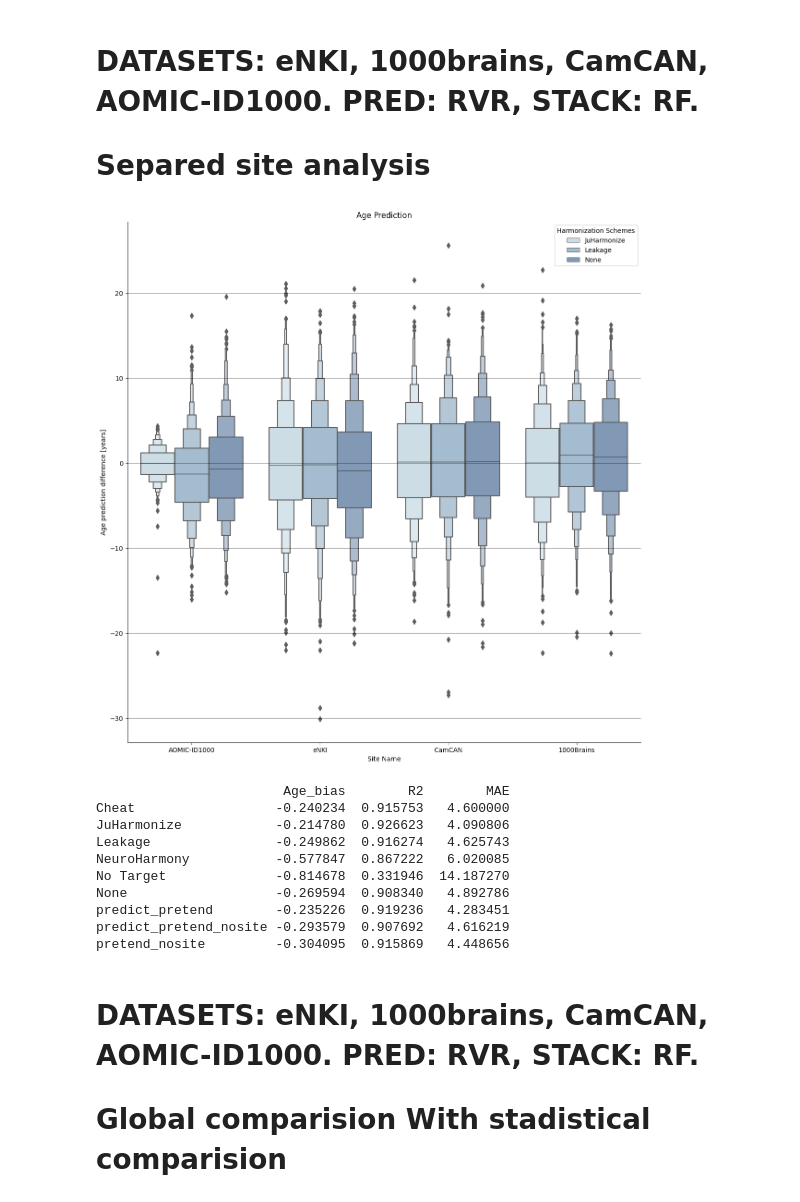
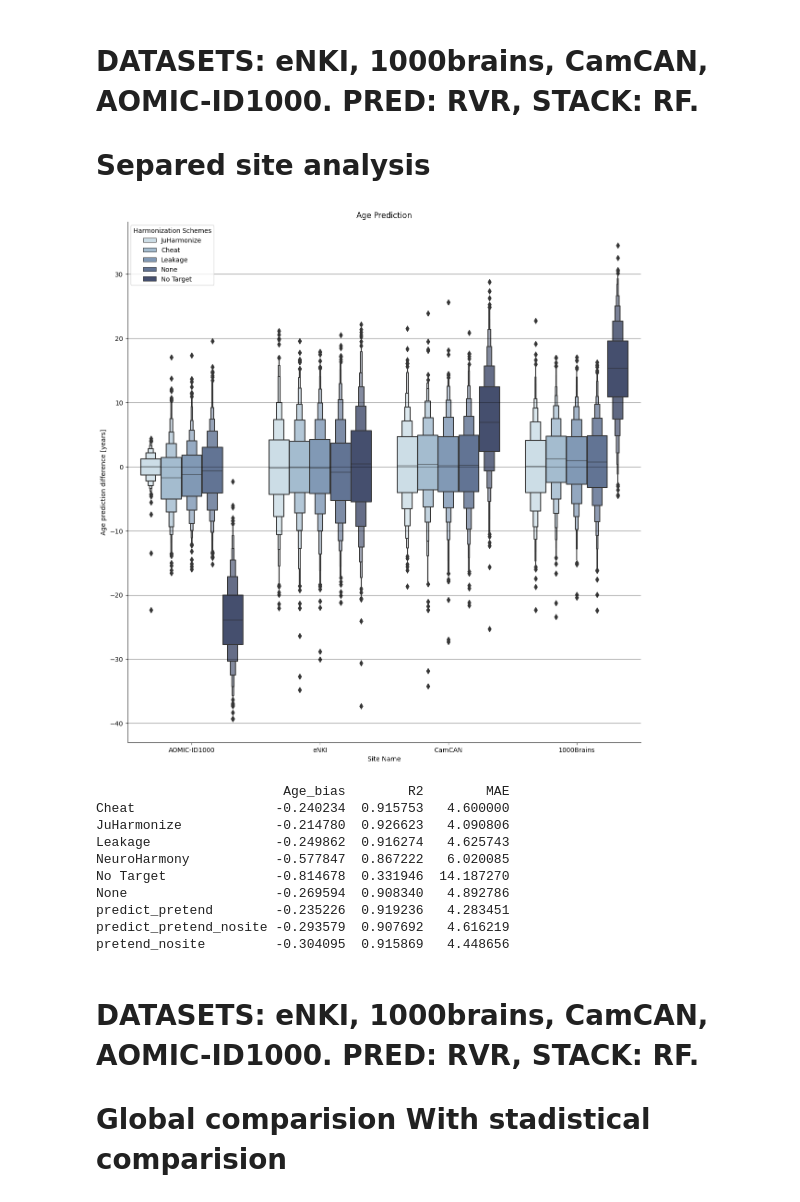
Before and after one commit to juaml/harmonize_project, a Jupyter notebook: 3_check_results/regression_plots.ipynb, the cells around one changed output. Drawn from its saved outputs; the diff is of its cells as text; code cells hidden in the pictures.

```diff
--- a/3_check_results/regression_plots.ipynb
+++ b/3_check_results/regression_plots.ipynb
@@ -32,35 +32,35 @@ data["site"].replace({"1000Gehirne": "1000Brains",
 data["Harmonization Schemes"].replace({"pretend": "JuHarmonize",
                                 "target": "Leakage",
                                 "none": "None",
                                 "cheat": "Cheat",
                                 "predict": "NeuroHarmony",
                                 "notarget": "No Target"}, inplace=True)
 
-harm_modes = ["JuHarmonize", "Leakage", "None"]
+harm_modes = ["JuHarmonize", "Cheat", "Leakage", "None", "No Target"]
 
 data["y_diff"] = (data["y_true"]-data["y_pred"])
 
 pal = sbn.cubehelix_palette(5, rot=-.15, light=0.85, dark=0.3)
 
 sbn.catplot(
     data=data, kind="boxen",
     x="site", y="y_diff", hue="Harmonization Schemes",
     height=12, hue_order=harm_modes, legend_out=False,
     order=["AOMIC-ID1000", "eNKI", "CamCAN", "1000Brains"],
     palette=pal
 )
 plt.ylabel("Age prediction difference [years]")
 plt.xlabel("Site Name")
 
 plt.title("Harmonization Schemes")
 # sbn.move_legend(g, "upper right", bbox_to_anchor=(0.90, 0.98), frameon=False)
 plt.title("Age Prediction")
 plt.grid(alpha=0.5, axis="y", c="black")
 plt.show()
 table = table_generation(data)
 print(table)
 # %% [output]
-[figure, old version]
+[figure, new version]
                         Age_bias        R2        MAE
 Cheat                  -0.240234  0.915753   4.600000
 JuHarmonize            -0.214780  0.926623   4.090806
```
Also changed, not shown: parts of 3 cells of this notebook, 4 other files.
